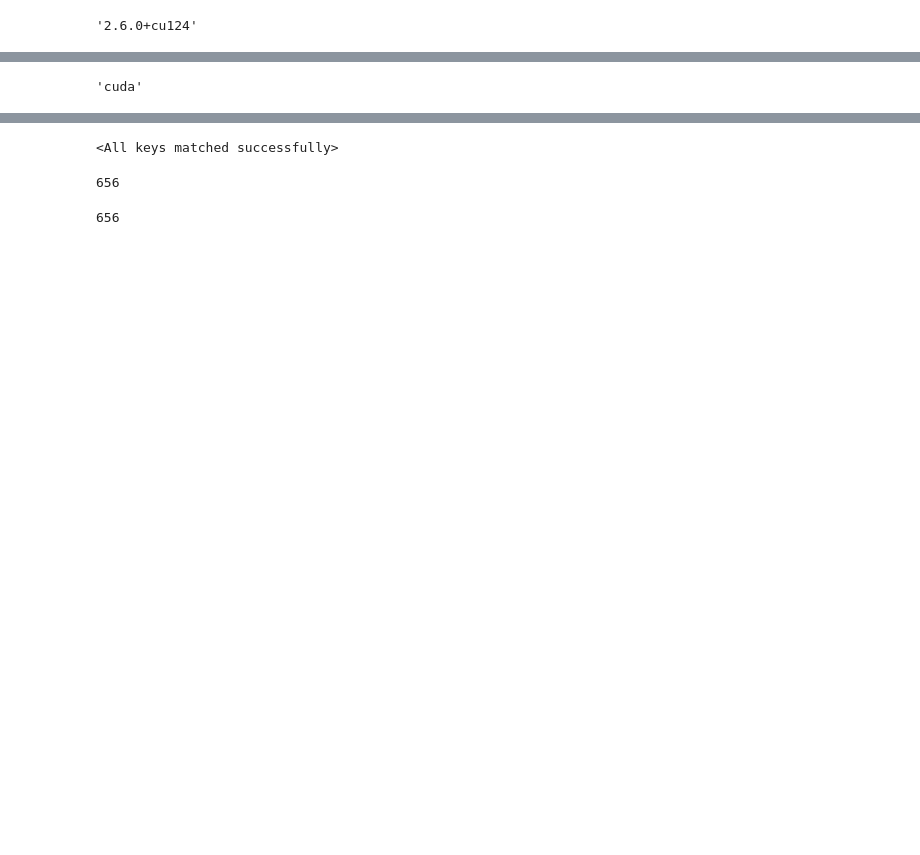
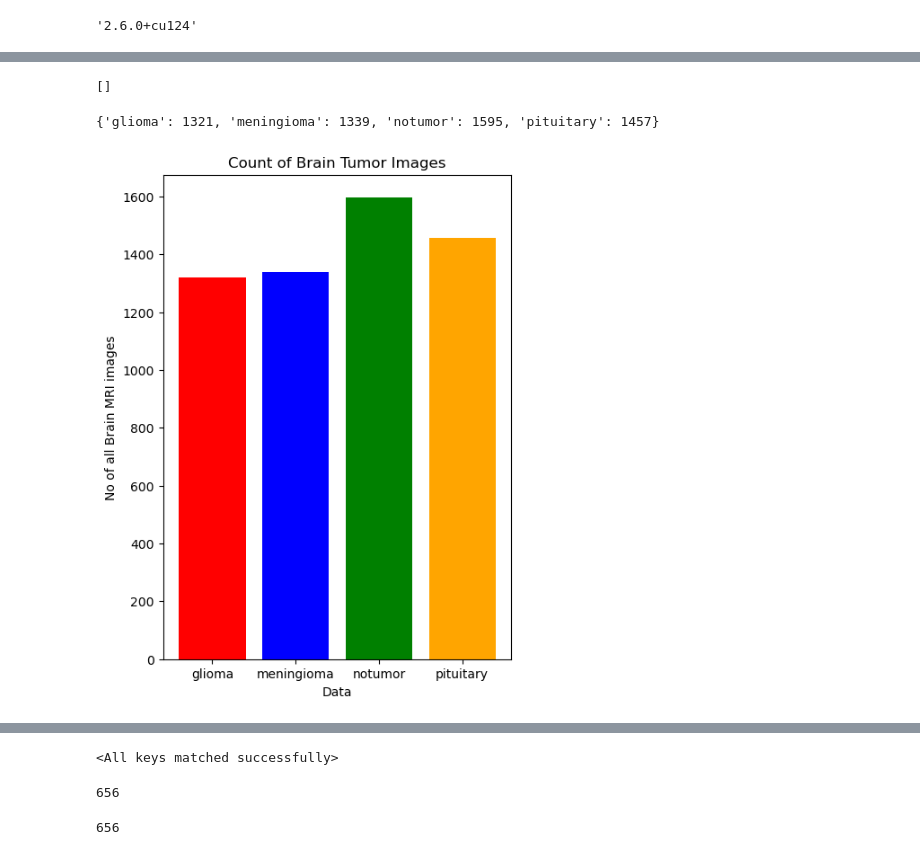
Before and after one commit to nnuvi/brain-tumor-classification, a Jupyter notebook: notebooks/brain-tumor-classification-pytorch-99-3-test.ipynb, the cells around one changed output, grey strips where cells are left out. Cells and saved outputs as stored; diff of their text form; code cells hidden in the pictures; blank space fills up the shorter version.

```diff
--- a/notebooks/brain-tumor-classification-pytorch-99-3-test.ipynb
+++ b/notebooks/brain-tumor-classification-pytorch-99-3-test.ipynb
@@ -35,5 +48,49 @@ test_paths = glob(f"{test_path}/*/*.jpg")
-# %%
-# check device
-device
-# %% [output]
-'cuda'
+# %%
+print(test_paths)
+# %% [output]
+[]
+# %%
+training_paths = [
+     "../dataset/d1/Training/glioma",
+     "../dataset/d1/Training/meningioma",
+     "../dataset/d1/Training/notumor",
+     "../dataset/d1/Training/pituitary"
+]
+testing_paths = [
+     "../dataset/d1/Testing/glioma",
+     "../dataset/d1/Testing/meningioma",
+     "../dataset/d1/Testing/notumor",
+     "../dataset/d1/Testing/pituitary"
+]
+# %%
+# Data Analysis
+def data_graph(data_paths, graph_title):
+     os.makedirs(graph_save_path, exist_ok=True)
+     save_path = os.path.join(graph_save_path, graph_title.replace(" ", "_") + ".png")
+
+     data = {
+        'glioma': len(os.listdir(data_paths[0])),
+        'meningioma': len(os.listdir(data_paths[1])),
+        'notumor': len(os.listdir(data_paths[2])),
+        'pituitary': len(os.listdir(data_paths[3])),
+     }
+     print(data)
+
+     typex = data.keys()
+     values = data.values()
+
+     fig = plt.figure(figsize=(5,7))
+
+     plt.bar(typex, values, color=['red', 'blue', 'green', 'orange'])
+
+     plt.xlabel('Data')
+     plt.ylabel('No of all Brain MRI images')
+     plt.title('Count of Brain Tumor Images')
+     plt.savefig(save_path, dpi=300)
+     plt.show()
+# %%
+# training data
+data_graph(training_paths, "image_distribution_for_traing_data")
+# %% [output]
+{'glioma': 1321, 'meningioma': 1339, 'notumor': 1595, 'pituitary': 1457}
+[figure, added]
```
Also changed, not shown: parts of 36 cells of this notebook, 14 other files.
